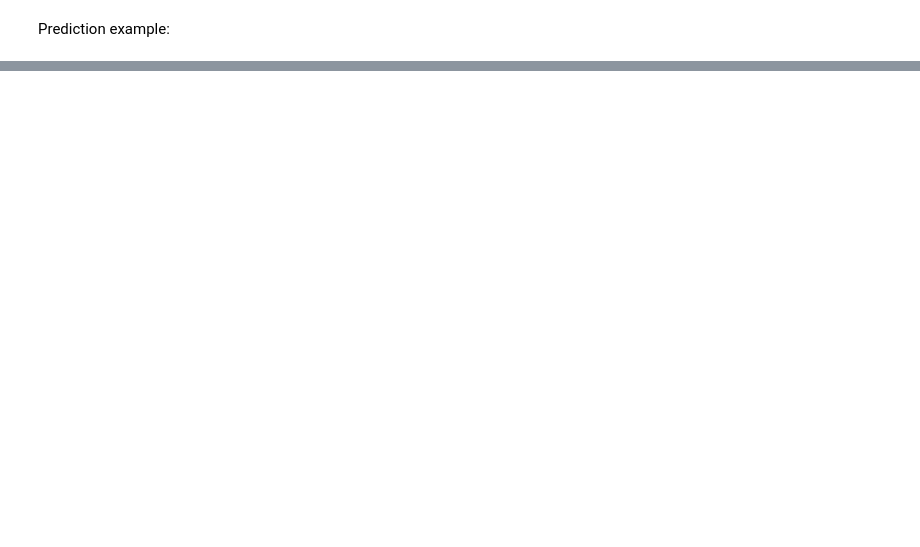
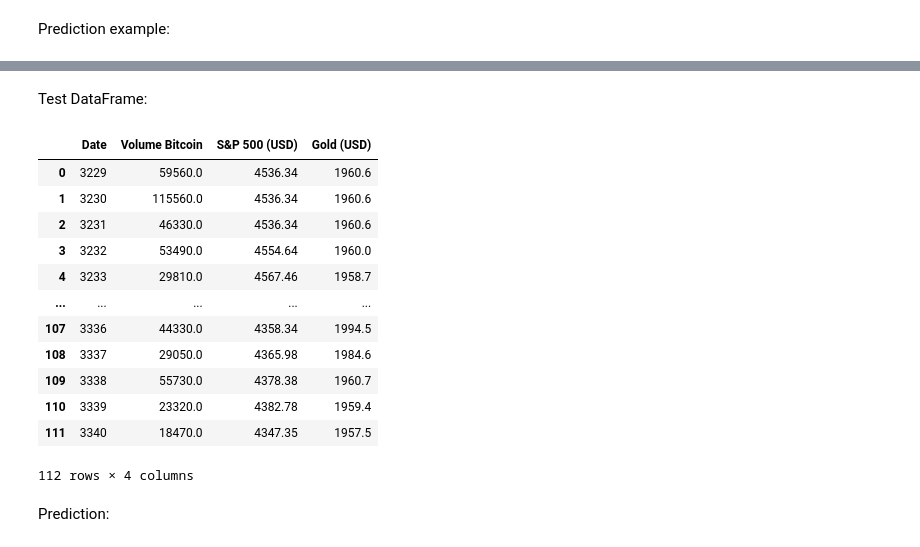
Before and after one commit to Davigbit/BitcoinAI, a Jupyter notebook: Data.ipynb, the cells around one changed output, grey strips where cells are left out. Drawn from its saved outputs; the diff is of its cells as text; code cells hidden in the pictures; blank space fills up the shorter version.

```diff
--- a/Data.ipynb
+++ b/Data.ipynb
@@ -236,0 +268,5 @@ US$ 27155.57
+# %%
+df_bit = pd.read_csv('Bitcoin test.csv')
+df_bit['Date'] = pd.to_datetime(df_bit['Date'])
+
+df_bit
@@ -236,0 +287,5 @@ US$ 27155.57
+# %%
+df_gd = pd.read_csv('Gold test.csv')
+df_gd['Date'] = pd.to_datetime(df_gd['Date'])
+
+df_gd
@@ -236,0 +339,19 @@ US$ 27155.57
+# %%
+j = 0
+while j < 3:
+    missing_dates = df_bit[~df_bit['Date'].isin(df_gd['Date'])]
+    rows_to_add = []
+    for date in missing_dates['Date']:
+        prev_date = date - pd.DateOffset(days=1)
+        prev_values = df_gd.loc[df_gd['Date'] == prev_date, 'Gold (USD)'].values
+        if len(prev_values) > 0:
+            prev_value1 = prev_values.flatten()[0]
+            new_row = {'Date': date, 'Gold (USD)': prev_value1}
+            rows_to_add.append(new_row)
+    df_to_append = pd.DataFrame(rows_to_add)
+    df_gd = pd.concat([df_gd, df_to_append], ignore_index=True)
+    df_gd['Date'] = pd.to_datetime(df_gd['Date'])
+    df_gd = df_gd.sort_values('Date')
+    df_gd = df_gd.reset_index(drop=True)
+    j += 1
+df_gd
@@ -236,0 +372,32 @@ US$ 27155.57
+# %% [markdown]
+Test DataFrame:
+# %%
+df_bit['Vol.'] = df_bit['Vol.'].shift(+1)
+df_bit = df_bit.drop(df_bit.index[0])
+df_bit = df_bit.reset_index(drop=True)
+df_gd = df_gd.drop(df_gd.index[-1])
+df_sp = df_sp.drop(df_sp.index[-1])
+
+df_bit = df_bit.rename(columns={'Price': 'Bitcoin (USD)', 'Vol.' : 'Volume Bitcoin'})
+
+df_test = pd.concat([df_gd['Date'], df_bit['Volume Bitcoin'], df_sp['S&P 500 (USD)'], df_gd['Gold (USD)']], axis=1)
+
+df_test['Date'] = (df_test['Date'] - pd.to_datetime('2014-09-17')).dt.days
+
+df_test
+# %% [output]
+|  | Date | Volume Bitcoin | S&P 500 (USD) | Gold (USD) |
+| 0 | 3229 | 59560.0 | 4536.34 | 1960.6 |
+| 1 | 3230 | 115560.0 | 4536.34 | 1960.6 |
+| 2 | 3231 | 46330.0 | 4536.34 | 1960.6 |
+| 3 | 3232 | 53490.0 | 4554.64 | 1960.0 |
+| 4 | 3233 | 29810.0 | 4567.46 | 1958.7 |
+| ... | ... | ... | ... | ... |
+| 107 | 3336 | 44330.0 | 4358.34 | 1994.5 |
+| 108 | 3337 | 29050.0 | 4365.98 | 1984.6 |
+| 109 | 3338 | 55730.0 | 4378.38 | 1960.7 |
+| 110 | 3339 | 23320.0 | 4382.78 | 1959.4 |
+| 111 | 3340 | 18470.0 | 4347.35 | 1957.5 |
+112 rows × 4 columns
+# %% [markdown]
+Prediction:
```
Also changed, not shown: parts of 12 cells of this notebook, 3 other files.
